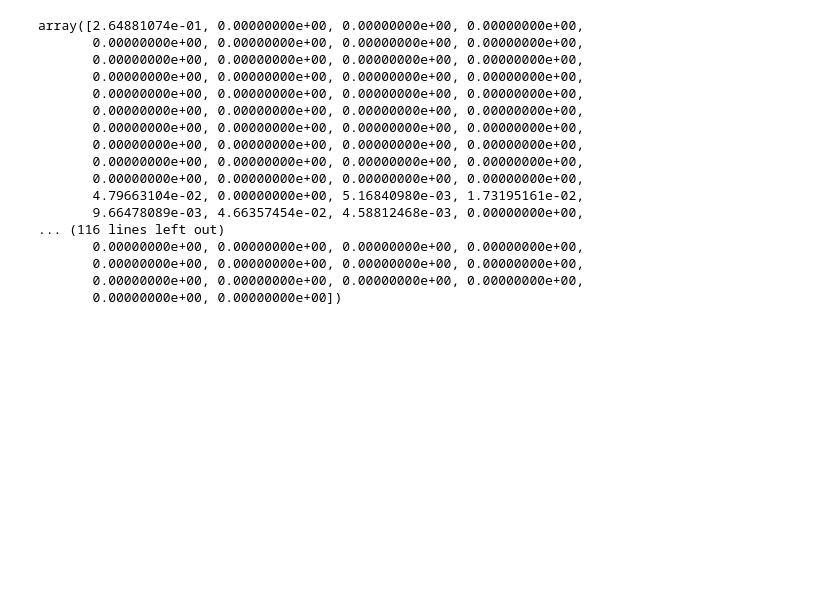
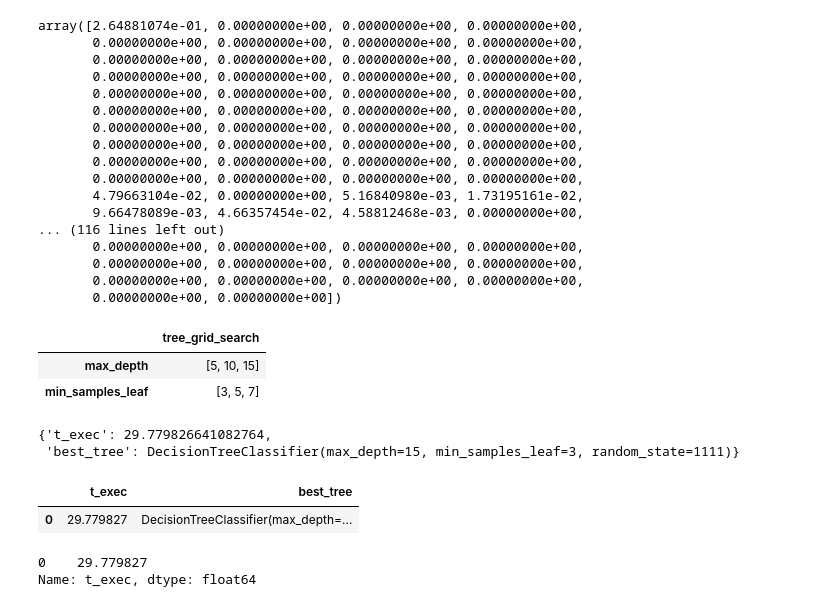
Before and after one commit to jlrzarcor/ITAM-dpa2021, a Jupyter notebook: notebooks/Pipeline.ipynb, the cells around one changed output. Cells and saved outputs as stored; diff of their text form; code cells hidden in the pictures; blank space fills up the shorter version.

```diff
--- a/notebooks/Pipeline.ipynb
+++ b/notebooks/Pipeline.ipynb
@@ -352,3 +367,28 @@ array([2.64881074e-01, 0.00000000e+00, 0.00000000e+00, 0.00000000e+00,
        0.00000000e+00, 0.00000000e+00, 0.00000000e+00, 0.00000000e+00,
        0.00000000e+00, 0.00000000e+00, 0.00000000e+00, 0.00000000e+00,
        0.00000000e+00, 0.00000000e+00])
+# %%
+models = pd.DataFrame(grid_search_dict)
+# %%
+models
+# %% [output]
+|  | tree_grid_search |
+| max_depth | [5, 10, 15] |
+| min_samples_leaf | [3, 5, 7] |
+# %%
+dic = {'t_exec':time_exec,'best_tree':best_tree}
+dic
+# %% [output]
+{'t_exec': 29.779826641082764,
+ 'best_tree': DecisionTreeClassifier(max_depth=15, min_samples_leaf=3, random_state=1111)}
+# %%
+x = pd.DataFrame(dic,index=[0])
+x
+# %% [output]
+|  | t_exec | best_tree |
+| 0 | 29.779827 | DecisionTreeClassifier(max_depth=... |
+# %%
+x.t_exec
+# %% [output]
+0    29.779827
+Name: t_exec, dtype: float64
```
Also changed, not shown: parts of 7 cells of this notebook, 3 other files.
